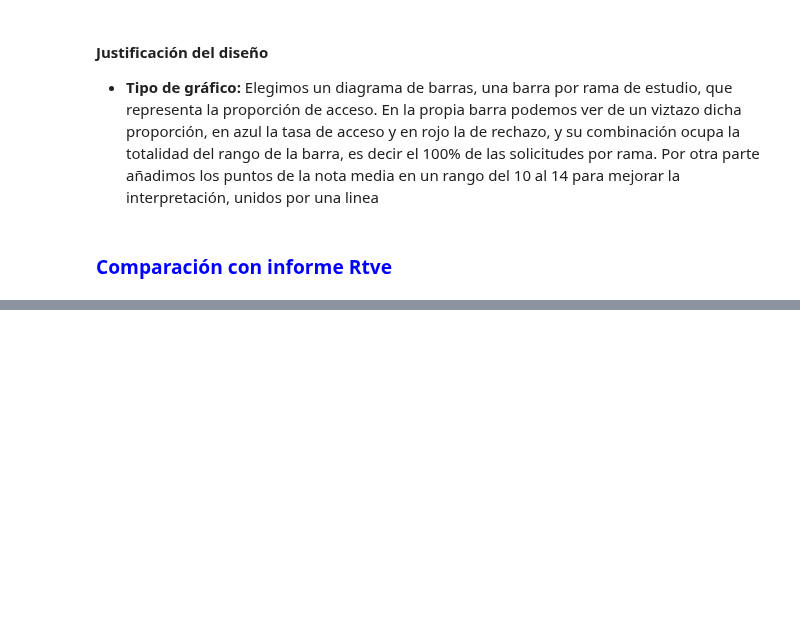
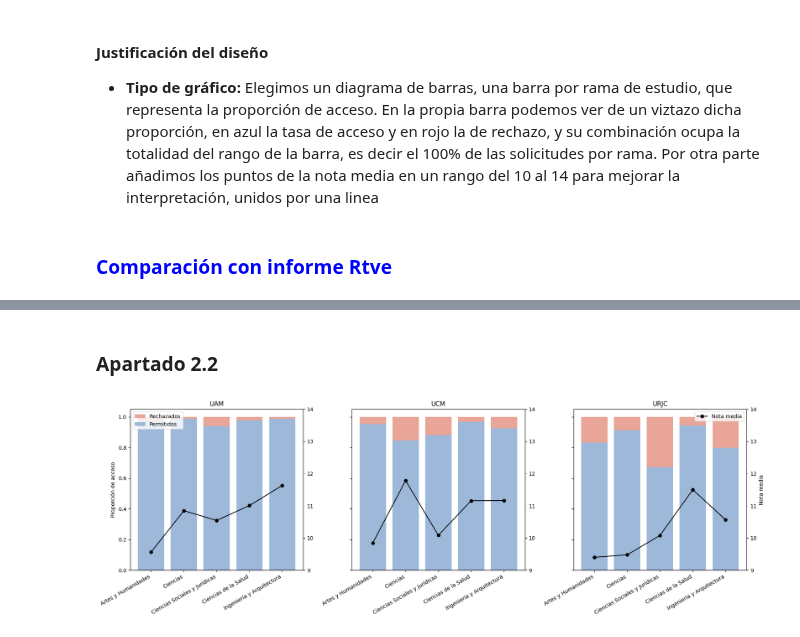
Before and after one commit to kanonigo/visualizacion, a Jupyter notebook: P1/datasets/P1.ipynb, the cells around one changed output, grey strips where cells are left out. Cells and saved outputs as stored; diff of their text form; code cells hidden in the pictures; blank space fills up the shorter version.

```diff
--- a/P1/datasets/P1.ipynb
+++ b/P1/datasets/P1.ipynb
@@ -191,0 +298,29 @@ plt.show()
+# %% [markdown]
+### Apartado 2.2
+# %%
+fig_2_2, axes = plt.subplots(1, 3, figsize=(18, 6), sharey=True)
+resumen = {}
+
+for ax, (uni, df) in zip(axes, universidades.items()):
+    df = df.dropna(subset=['rama'])
+    ratio = df.groupby('rama')['ind_se_matricula_en_primero'].apply(lambda s: (s == 'SÍ').mean())
+    media = df.dropna(subset=['nota_admision']).groupby('rama')['nota_admision'].mean()  # solo accesos por nota
+    resumen[uni] = pd.DataFrame({'ratio': ratio, 'media': media})
+
+    ax.bar(ratio.index, 1 - ratio, bottom=ratio, color='#E8A598', label='Rechazados')
+    ax.bar(ratio.index, ratio, color='#9DB8D9', label='Permitidos')
+    ax.set_xticks(ratio.index, ratio.index, rotation=30, ha='right')
+    ax.set_title(uni)
+
+    ax2 = ax.twinx()
+    ax2.plot(media.index, media, color='black', marker='o', label='Nota media')
+    ax2.set_ylim(9, 14)
+
+axes[0].set_ylabel('Proporción de acceso')
+ax2.set_ylabel('Nota media')
+axes[0].legend(loc='upper left')
+ax2.legend(loc='upper right')
+
+fig_2_2.tight_layout()
+# %% [output]
+[figure, added]
```
Also changed, not shown: parts of 13 cells of this notebook.
